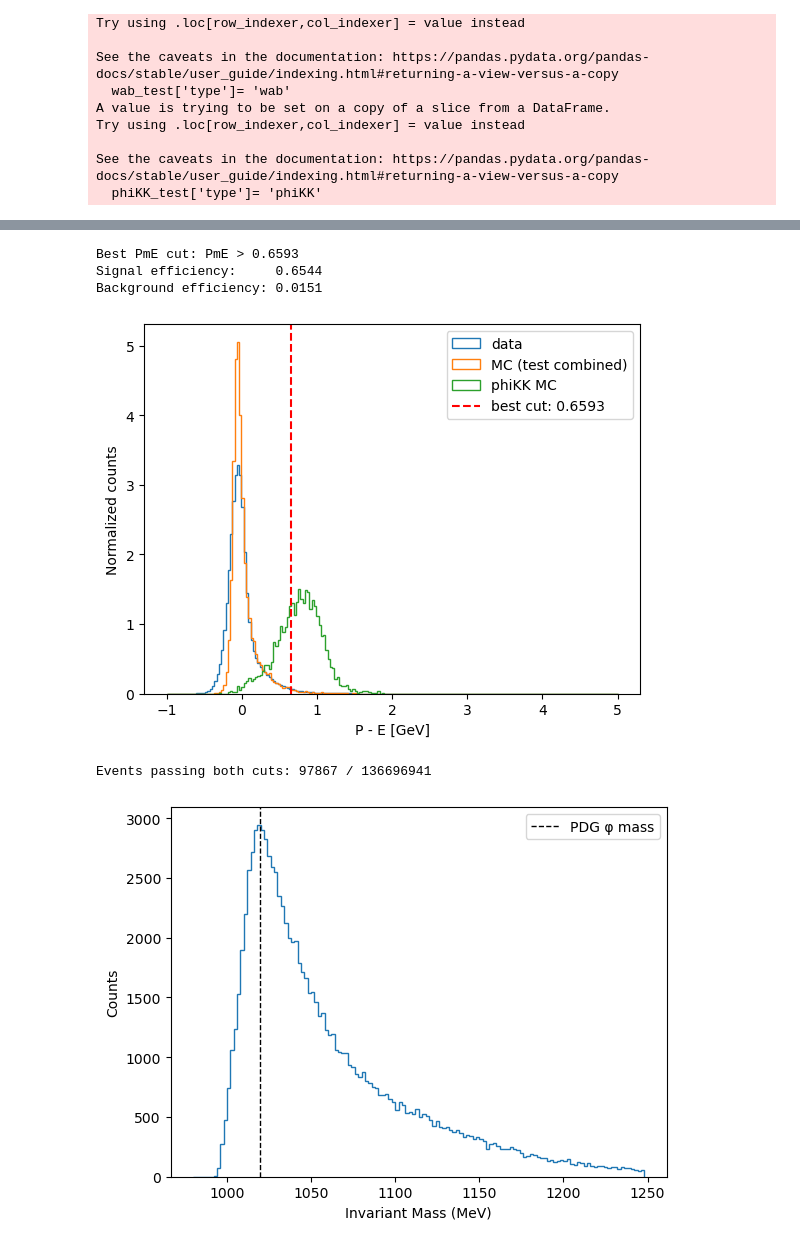
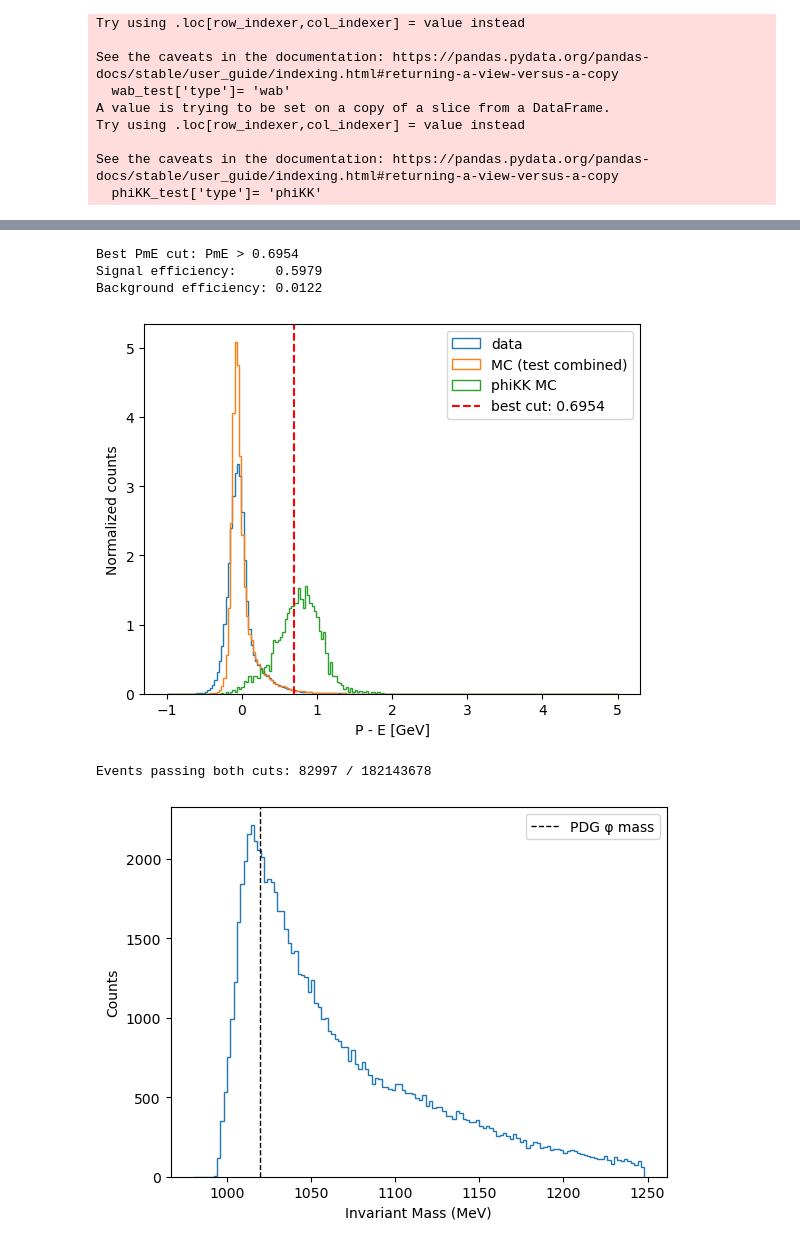
Before and after one commit to mghrear/pivoting-ANN, a Jupyter notebook: nonML_large.ipynb, the cells around one changed output, grey strips where cells are left out. Cells and saved outputs as stored; diff of their text form; code cells hidden in the pictures.

```diff
--- a/nonML_large.ipynb
+++ b/nonML_large.ipynb
@@ -10,6 +11,22 @@ phiKK_ratio = 1
 tritrig_ratio = 14515
 wab_ratio = 3247
 # %%
+# Mass of Kaon in GeV
+m_K = 0.493677
+
+def get_InvM(df):
+
+    # Create temporary dataframe and compute invariant mass
+    df_temp = pd.DataFrame()
+    df_temp['e_Ptot'] = np.sqrt(df['ele_Px']**2 + df['ele_Py']**2 + df['ele_Pz']**2)
+    df_temp['p_Ptot'] = np.sqrt(df['pos_Px']**2 + df['pos_Py']**2 + df['pos_Pz']**2)
+    df_temp['e_SVT_E_K'] = m_K / np.sqrt ( 1 - ( df_temp.e_Ptot**2 / (df_temp.e_Ptot**2  + m_K**2) ) )
+    df_temp['p_SVT_E_K'] = m_K / np.sqrt ( 1 - ( df_temp.p_Ptot**2 / (df_temp.p_Ptot**2  + m_K**2) ) )
+    df_temp['M'] = np.sqrt((df_temp.e_SVT_E_K+df_temp.p_SVT_E_K)**2 - (df.ele_Px+df.pos_Px)**2 - (df.ele_Py+df.pos_Py)**2 - (df.ele_Pz+df.pos_Pz)**2)
+
+    # Return a one-hot encoding of the quantile bins
+    return df_temp.M.to_numpy()
+
 def get_cosTheta(df):
     df["e_Ptot"] = np.sqrt(df.ele_Px**2 + df.ele_Py**2 + df.ele_Pz**2)
     df["p_Ptot"] = np.sqrt(df.pos_Px**2 + df.pos_Py**2 + df.pos_Pz**2)
@@ -19,11 +36,11 @@ def get_PmE(df):
     return np.sqrt(df.pos_Px**2 + df.pos_Py**2 + df.pos_Pz**2)-df.pos_E_Ecal
 # %%
 # Load MC data
-df_tritrig = pd.read_pickle('/Users/mghrear/data/ML_data/patch/2021_v9_pass5_tritrig_limited.pk')
+df_tritrig = pd.read_pickle('/Users/mghrear/data/ML_data/patch/2021_v9_pass5_TC_tritrig_limited.pk')
 df_tritrig['PhiKK'] = 0.0
-df_phiKK = pd.read_pickle('/Users/mghrear/data/ML_data/patch/2021_v9_pass5_phiKK_limited.pk')
+df_phiKK = pd.read_pickle('/Users/mghrear/data/ML_data/patch/2021_v9_pass5_TC_phiKK_limited.pk')
 df_phiKK['PhiKK'] = 1.0
-df_wab = pd.read_pickle('/Users/mghrear/data/ML_data/patch/2021_v9_pass5_wab_limited.pk')
+df_wab = pd.read_pickle('/Users/mghrear/data/ML_data/patch/2021_v9_pass5_TC_wab_limited.pk')
 df_wab['PhiKK'] = 0.0 # Add label
 
 # Make MC test set
@@ -77,5 +94,5 @@ k=1  tritrig=14515  wab=3247  phiKK=1  total=17763
 # %%
-full_data_dir = '/Users/mghrear/data/HPS_data/2021_v9_pass5_processed'
+full_data_dir = '/Users/mghrear/data/HPS_data/2021_v9_pass5_TC_processed/'
 pk_files = glob.glob(os.path.join(full_data_dir, '*.pk'))
 
 def in_dead_zone(x, y):
@@ -89,7 +106,7 @@ for i, f in enumerate(pk_files):
     df_i = pd.read_pickle(f)
     fiducial = ~in_dead_zone(df_i.pos_Ecal_x, df_i.pos_Ecal_y)
     chunk = pd.DataFrame({
-        'M':        mytools.get_InvM(df_i),
+        'M':        get_InvM(df_i),
         'cosTheta': get_cosTheta(df_i),
         'PmE':      get_PmE(df_i),
         'fiducial': fiducial.values,
@@ -156,31 +173,31 @@ plt.ylabel('Normalized counts')
 plt.legend()
 plt.show()
 # %% [output]
-Best PmE cut: PmE > 0.6593
-Signal efficiency:     0.6544
-Background efficiency: 0.0151
+Best PmE cut: PmE > 0.6954
+Signal efficiency:     0.5979
+Background efficiency: 0.0122
-[figure, old version]
+[figure, new version]
 # %%
-cosTheta_cut = 0.992
+cosTheta_cut = 0.993
 
 PmE_thresholds = np.linspace(-1, 5, 500)
 sig_eff = np.array([(PmE_phiKK_mc > t).mean() for t in PmE_thresholds])
 bkg_eff = np.array([(PmE_test_combined > t).mean() for t in PmE_thresholds])
 PmE_cut = PmE_thresholds[np.argmax(sig_eff / np.sqrt(bkg_eff + 1e-10))]
 
 mask = (df_full['cosTheta'] < cosTheta_cut) & (df_full['PmE'] > PmE_cut) & df_full['fiducial']
 df_full_sel = df_full[mask]
 print(f'Events passing both cuts: {len(df_full_sel)} / {len(df_full)}')
 
 plt.hist(df_full_sel['M'] * 1000, bins=np.arange(980, 1250, 2), histtype='step')
 plt.axvline(1019.461, color='k', linestyle='dashed', linewidth=1, label='PDG φ mass')
 plt.xlabel('Invariant Mass (MeV)')
 plt.ylabel('Counts')
 plt.legend()
 plt.show()
 # %% [output]
-Events passing both cuts: 97867 / 136696941
+Events passing both cuts: 82997 / 182143678
-[figure, old version]
+[figure, new version]
 # %%
 PmE_cut      = 0.95
 cosTheta_cut = 0.992
```
Also changed, not shown: parts of 5 cells of this notebook, 29 other files.
